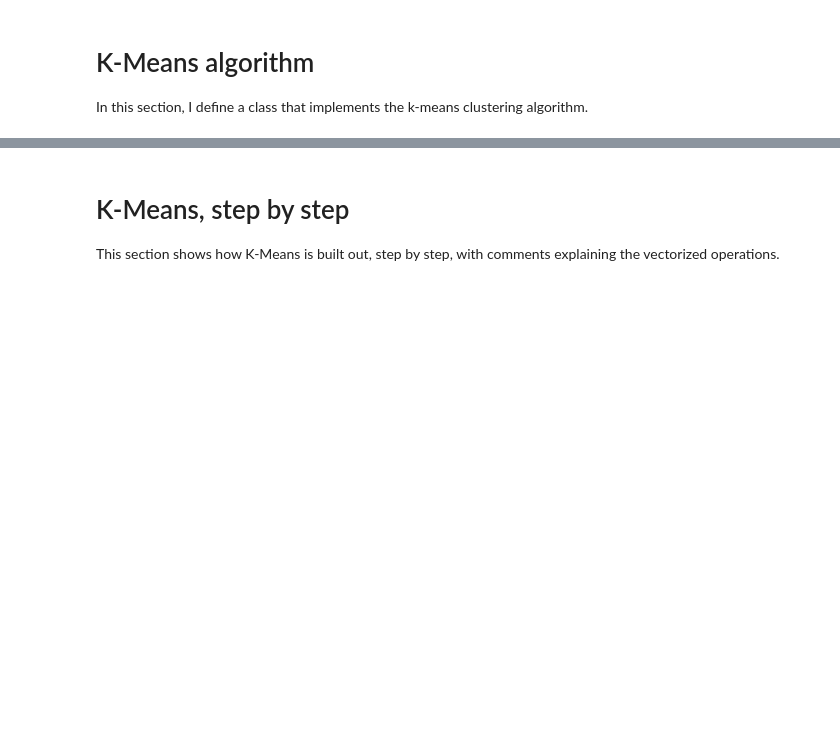
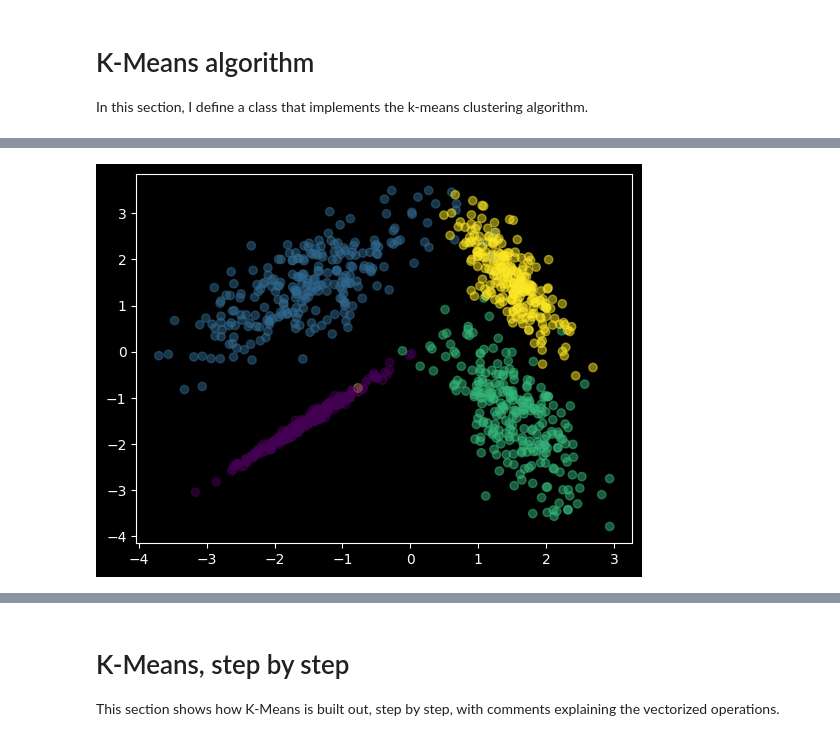
Before and after one commit to rparkr/ml-projects, a Jupyter notebook: ml_from_scratch/kmeans_from_scratch.ipynb, the cells around one changed output, grey strips where cells are left out. Cells and saved outputs as stored; diff of their text form; code cells hidden in the pictures; blank space fills up the shorter version.

```diff
--- a/ml_from_scratch/kmeans_from_scratch.ipynb
+++ b/ml_from_scratch/kmeans_from_scratch.ipynb
@@ -152,0 +233,5 @@ class KMeans():
+# %%
+plt.scatter(X[:, 0], X[:, 1], c=y, alpha=0.5)
+plt.show()
+# %% [output]
+[figure, added]
```
Also changed, not shown: parts of 6 cells of this notebook.
